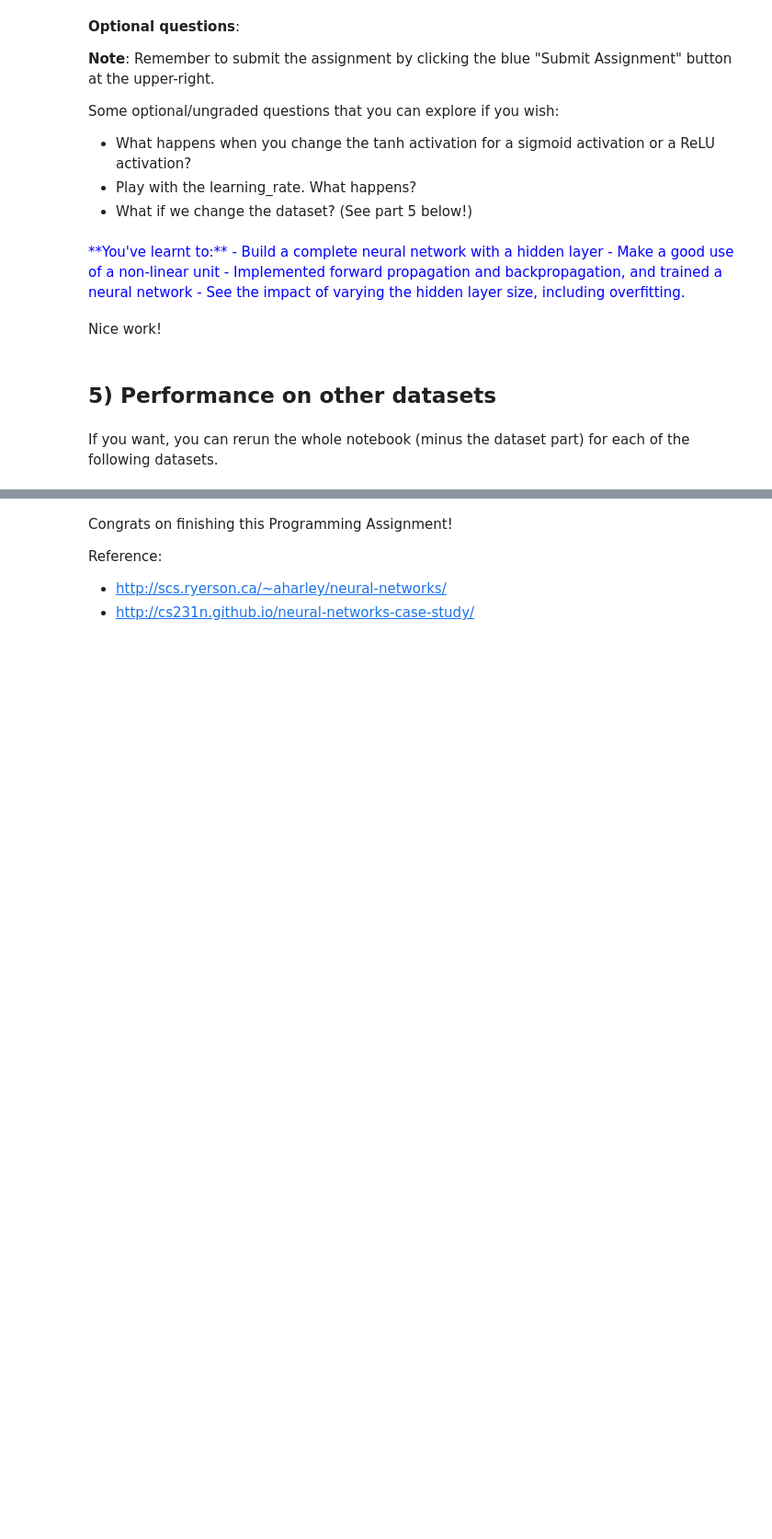
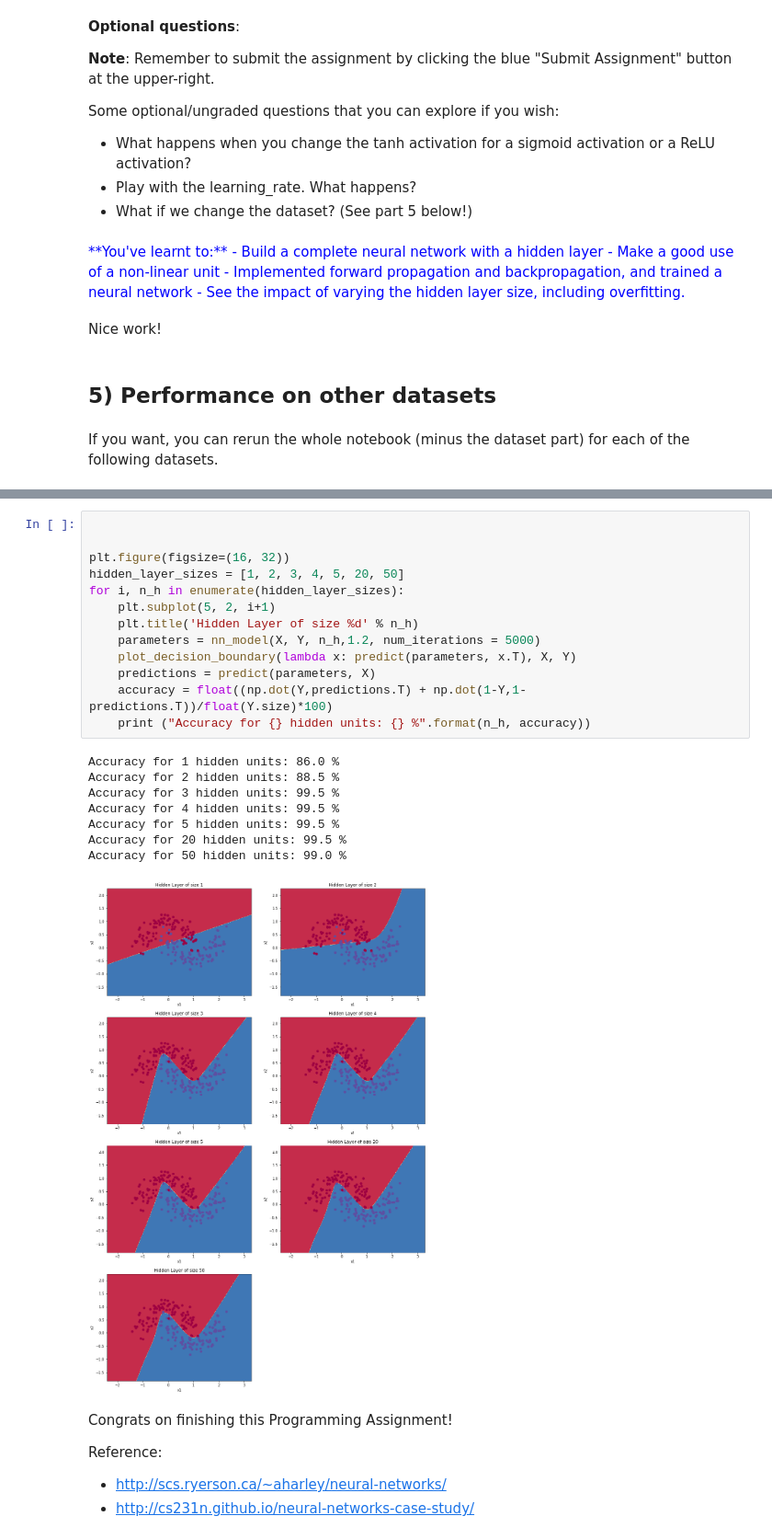
Before and after one commit to mostafa-ja/Deep-Learning-Specialization, a Jupyter notebook: Neural Networks and Deep Learning/Week3/Planar data classification with one hidden layer/Planar_data_classification_with_onehidden_layer_v6c.ipynb, the cells around one changed output, grey strips where cells are left out. Shown: that part at 92% size. Cells and saved outputs as stored; diff of their text form; blank space fills up the shorter version.

```diff
--- a/Neural Networks and Deep Learning/Week3/Planar data classification with one hidden layer/Planar_data_classification_with_onehidden_layer_v6c.ipynb
+++ b/Neural Networks and Deep Learning/Week3/Planar data classification with one hidden layer/Planar_data_classification_with_onehidden_layer_v6c.ipynb
@@ -956,3 +1039,25 @@ plt.scatter(X[0, :], X[1, :], c=Y, s=40, cmap=plt.cm.Spectral);
+# %%
+
+
+plt.figure(figsize=(16, 32))
+hidden_layer_sizes = [1, 2, 3, 4, 5, 20, 50]
+for i, n_h in enumerate(hidden_layer_sizes):
+    plt.subplot(5, 2, i+1)
+    plt.title('Hidden Layer of size %d' % n_h)
+    parameters = nn_model(X, Y, n_h,1.2, num_iterations = 5000)
+    plot_decision_boundary(lambda x: predict(parameters, x.T), X, Y)
+    predictions = predict(parameters, X)
+    accuracy = float((np.dot(Y,predictions.T) + np.dot(1-Y,1-predictions.T))/float(Y.size)*100)
+    print ("Accuracy for {} hidden units: {} %".format(n_h, accuracy))
+# %% [output]
+Accuracy for 1 hidden units: 86.0 %
+Accuracy for 2 hidden units: 88.5 %
+Accuracy for 3 hidden units: 99.5 %
+Accuracy for 4 hidden units: 99.5 %
+Accuracy for 5 hidden units: 99.5 %
+Accuracy for 20 hidden units: 99.5 %
+Accuracy for 50 hidden units: 99.0 %
+[figure, added]
 # %% [markdown]
 Congrats on finishing this Programming Assignment!
 
```
Also changed, not shown: parts of 14 cells of this notebook.
